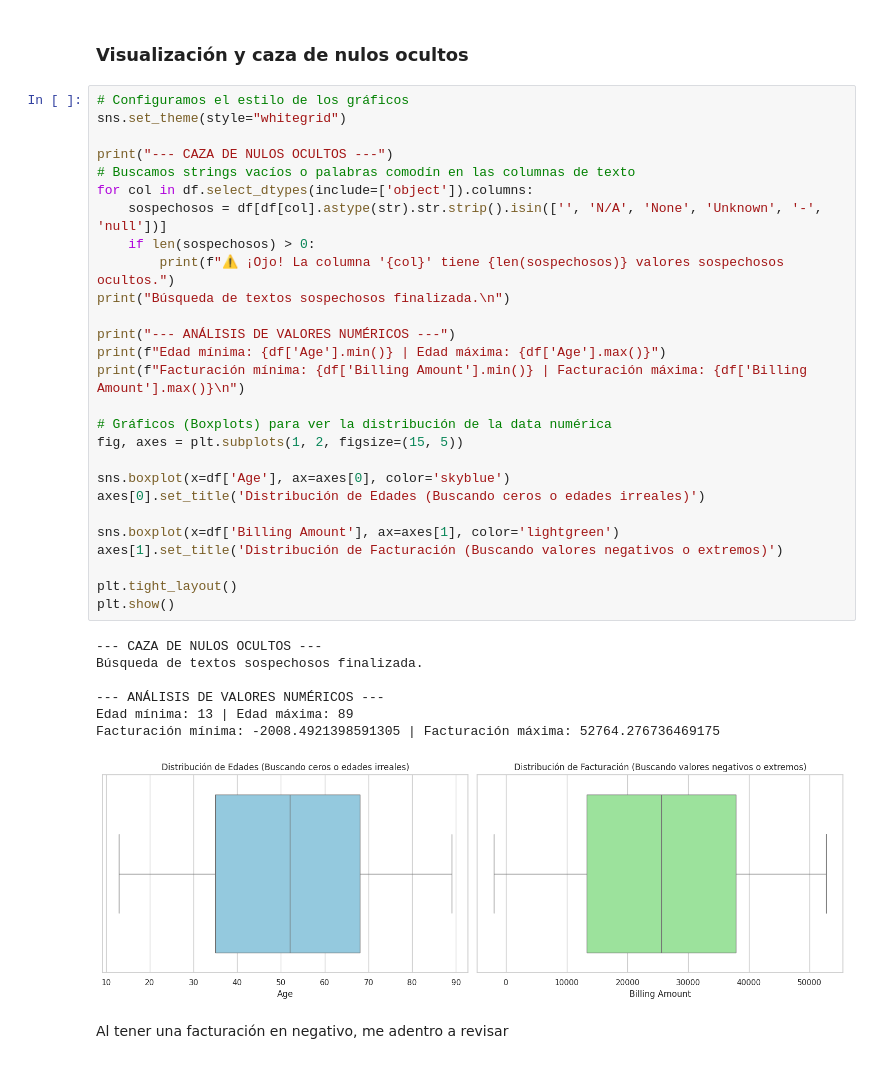
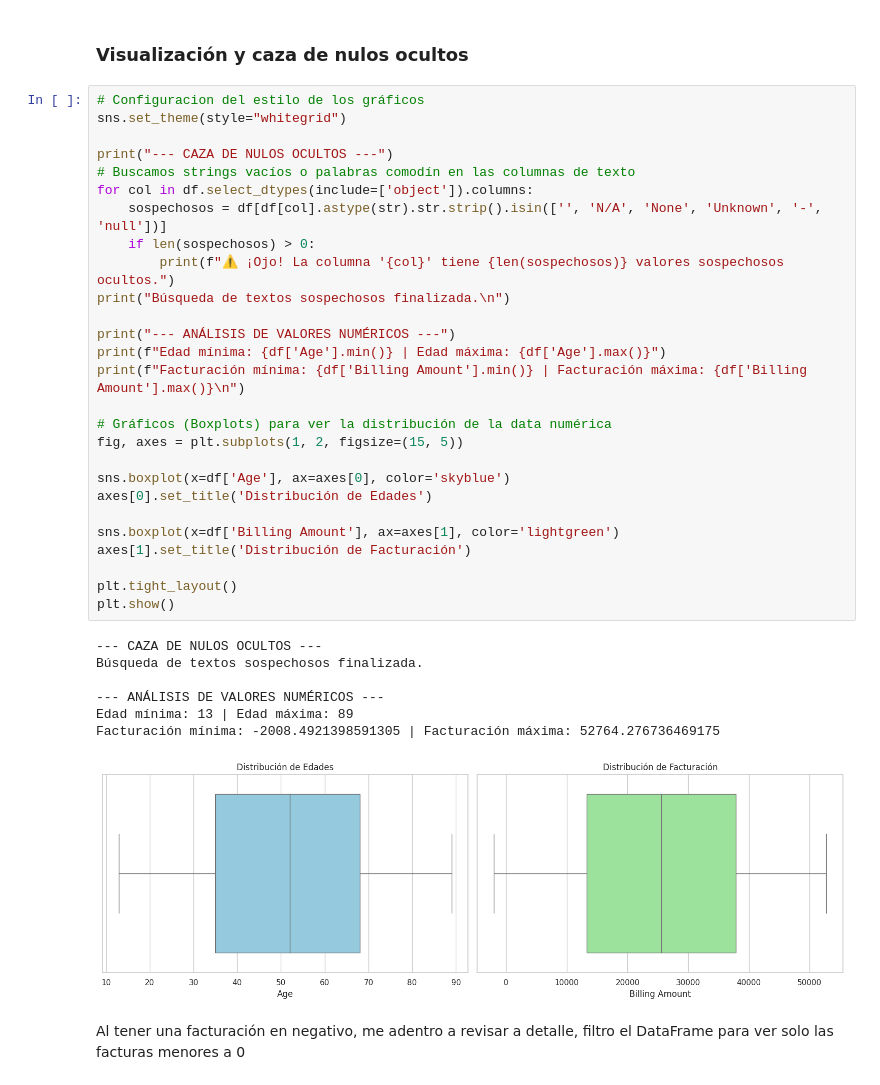
Before and after one commit to Jhairzp27/VitalsFlow, a Jupyter notebook: 01_Exploracion_y_Diagnostico.ipynb, the cells around one changed output. Cells and saved outputs as stored; diff of their text form.

```diff
--- a/01_Exploracion_y_Diagnostico.ipynb
+++ b/01_Exploracion_y_Diagnostico.ipynb
@@ -79,40 +79,40 @@ Medical Condition: ['Cancer' 'Obesity' 'Diabetes' 'Asthma' 'Hypertension' 'Arthr
 # %% [markdown]
 ### Visualización y caza de nulos ocultos
 # %%
-# Configuramos el estilo de los gráficos
+# Configuracion del estilo de los gráficos
 sns.set_theme(style="whitegrid")
 
 print("--- CAZA DE NULOS OCULTOS ---")
 # Buscamos strings vacíos o palabras comodín en las columnas de texto
 for col in df.select_dtypes(include=['object']).columns:
     sospechosos = df[df[col].astype(str).str.strip().isin(['', 'N/A', 'None', 'Unknown', '-', 'null'])]
     if len(sospechosos) > 0:
         print(f"⚠️ ¡Ojo! La columna '{col}' tiene {len(sospechosos)} valores sospechosos ocultos.")
 print("Búsqueda de textos sospechosos finalizada.\n")
 
 print("--- ANÁLISIS DE VALORES NUMÉRICOS ---")
 print(f"Edad mínima: {df['Age'].min()} | Edad máxima: {df['Age'].max()}")
 print(f"Facturación mínima: {df['Billing Amount'].min()} | Facturación máxima: {df['Billing Amount'].max()}\n")
 
 # Gráficos (Boxplots) para ver la distribución de la data numérica
 fig, axes = plt.subplots(1, 2, figsize=(15, 5))
 
 sns.boxplot(x=df['Age'], ax=axes[0], color='skyblue')
-axes[0].set_title('Distribución de Edades (Buscando ceros o edades irreales)')
+axes[0].set_title('Distribución de Edades')
 
 sns.boxplot(x=df['Billing Amount'], ax=axes[1], color='lightgreen')
-axes[1].set_title('Distribución de Facturación (Buscando valores negativos o extremos)')
+axes[1].set_title('Distribución de Facturación')
 
 plt.tight_layout()
 plt.show()
 # %% [output]
 --- CAZA DE NULOS OCULTOS ---
 Búsqueda de textos sospechosos finalizada.
 
 --- ANÁLISIS DE VALORES NUMÉRICOS ---
 Edad mínima: 13 | Edad máxima: 89
 Facturación mínima: -2008.4921398591305 | Facturación máxima: 52764.276736469175
-[figure, old version]
+[figure, new version]
 # %% [markdown]
-Al tener una facturación en negativo, me adentro a revisar
+Al tener una facturación en negativo, me adentro a revisar a detalle, filtro el DataFrame para ver solo las facturas menores a 0
 # %%
```
Also changed, not shown: parts of 12 cells of this notebook.
